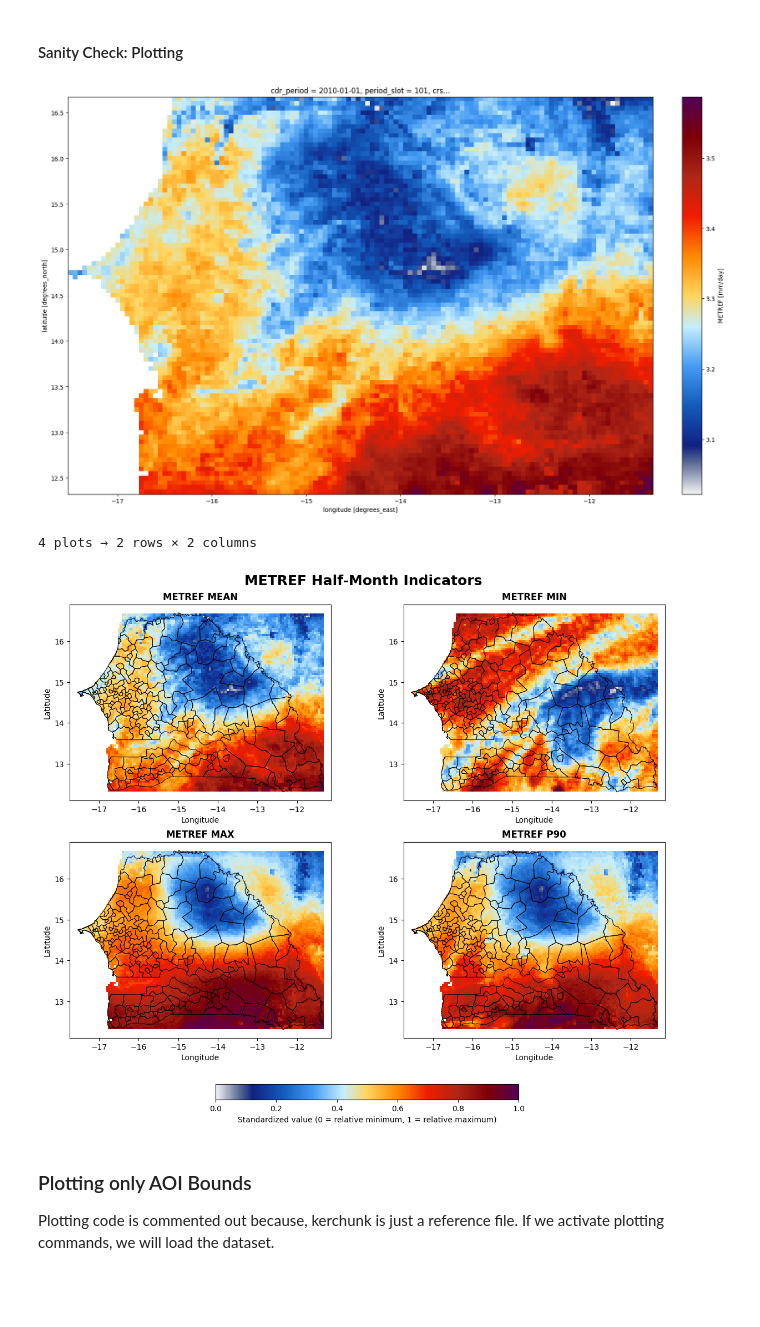
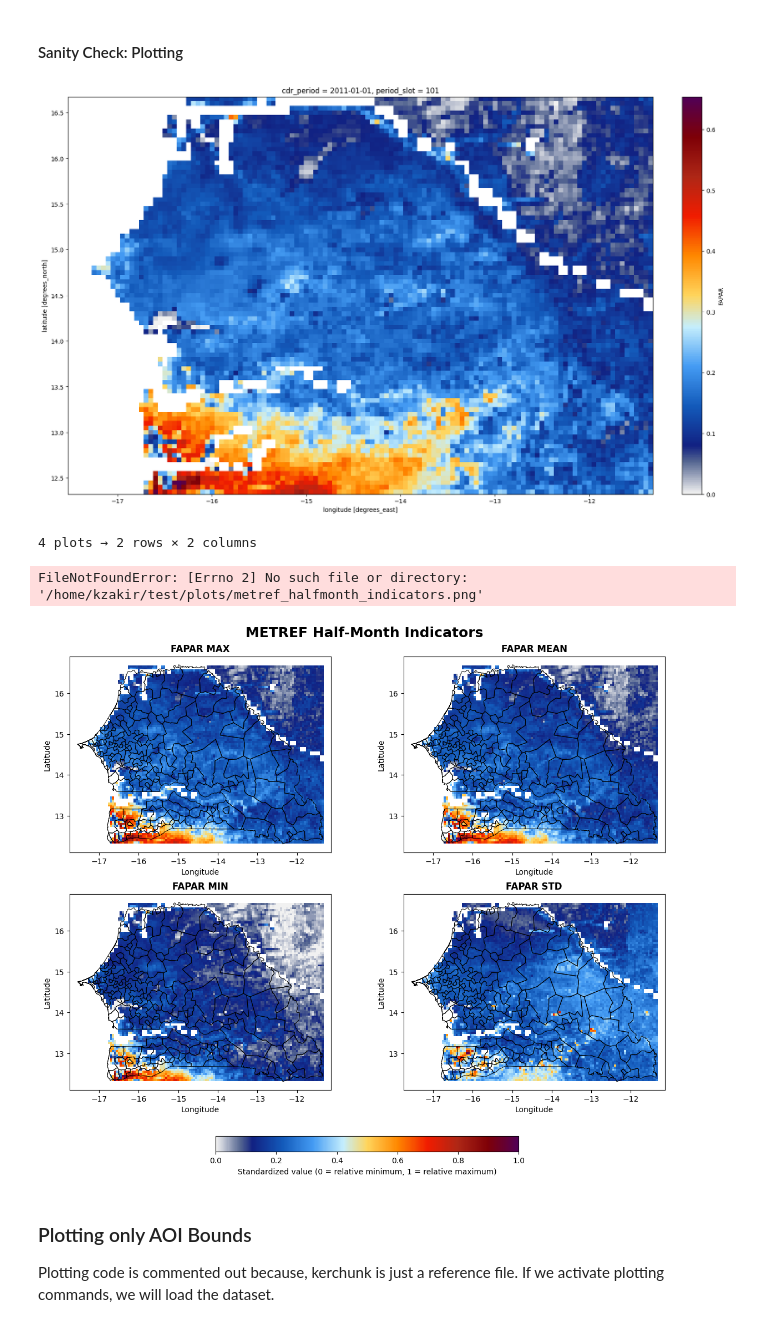
Before and after one commit to khizerzakir/dvcube, a Jupyter notebook: cube_example/xvec_kerchunk.ipynb, the cells around one changed output. Saved outputs shown, nothing was run; the diff lists cells and outputs as text; code cells hidden in the pictures; blank space fills up the shorter version.

```diff
--- a/cube_example/xvec_kerchunk.ipynb
+++ b/cube_example/xvec_kerchunk.ipynb
@@ -477,0 +516,5 @@ ds_halfmonth = ds_halfmonth.rio.write_crs("EPSG:4326", inplace=True)
+# %%
+#read zarr
+
+res_zarr = xr.open_zarr("fapar_halfmonth.zarr", consolidated=True)
+res_zarr
@@ -480,18 +592,17 @@ ds_halfmonth = ds_halfmonth.rio.write_crs("EPSG:4326", inplace=True)
 # %%
 # # Calculate aspect ratio for proper geographic display
 # mean_lat = np.radians(float(ds['lat'].mean()))
 # aspect_ratio = 1.0 / np.cos(mean_lat)
 
 fig, ax = plt.subplots(figsize=(16, 10), constrained_layout=True)
-ds_halfmonth["metref_mean"].isel(cdr_period=0).plot(ax=ax, cmap=metref_cmap)
+res_zarr["FAPAR_mean"].isel(cdr_period=0).plot(ax=ax, cmap=metref_cmap)
 # ax.set_aspect(aspect_ratio)
 plt.show()
 # %% [output]
-[figure, old version]
+[figure, new version]
 # %%
 
-period_idx = 0
-time_idx = 2
+period_idx = 3
 
 ncols = 2
 buffer_deg = 0.2
@@ -512,9 +623,9 @@ exclude = [
 
 spatial_vars = [
     var
-    for var in ds_halfmonth.data_vars
+    for var in res_zarr.data_vars
     if (
-        {"lat", "lon"}.issubset(ds_halfmonth[var].dims)
+        {"lat", "lon"}.issubset(res_zarr[var].dims)
         and var not in exclude
     )
 ]
@@ -567,7 +678,7 @@ for i, var in enumerate(
 
     ax = axes[i]
 
-    da = ds_halfmonth[var]
+    da = res_zarr[var]
 
     if "cdr_period" in da.dims:
         da = da.isel(
@@ -650,7 +761,7 @@ cbar.set_label(
 
 
 period = (
-    ds_halfmonth[
+    res_zarr[
         "cdr_period"
     ]
     .isel(
@@ -673,7 +784,8 @@ fig.savefig(
 plt.show()
 # %% [output]
 4 plots → 2 rows × 2 columns
+FileNotFoundError: [Errno 2] No such file or directory: '/home/kzakir/test/plots/metref_halfmonth_indicators.png'
-[figure, old version]
+[figure, new version]
 # %% [markdown]
 ### Plotting only AOI Bounds
 
```
Also changed, not shown: parts of 23 cells of this notebook, 12 other files.
